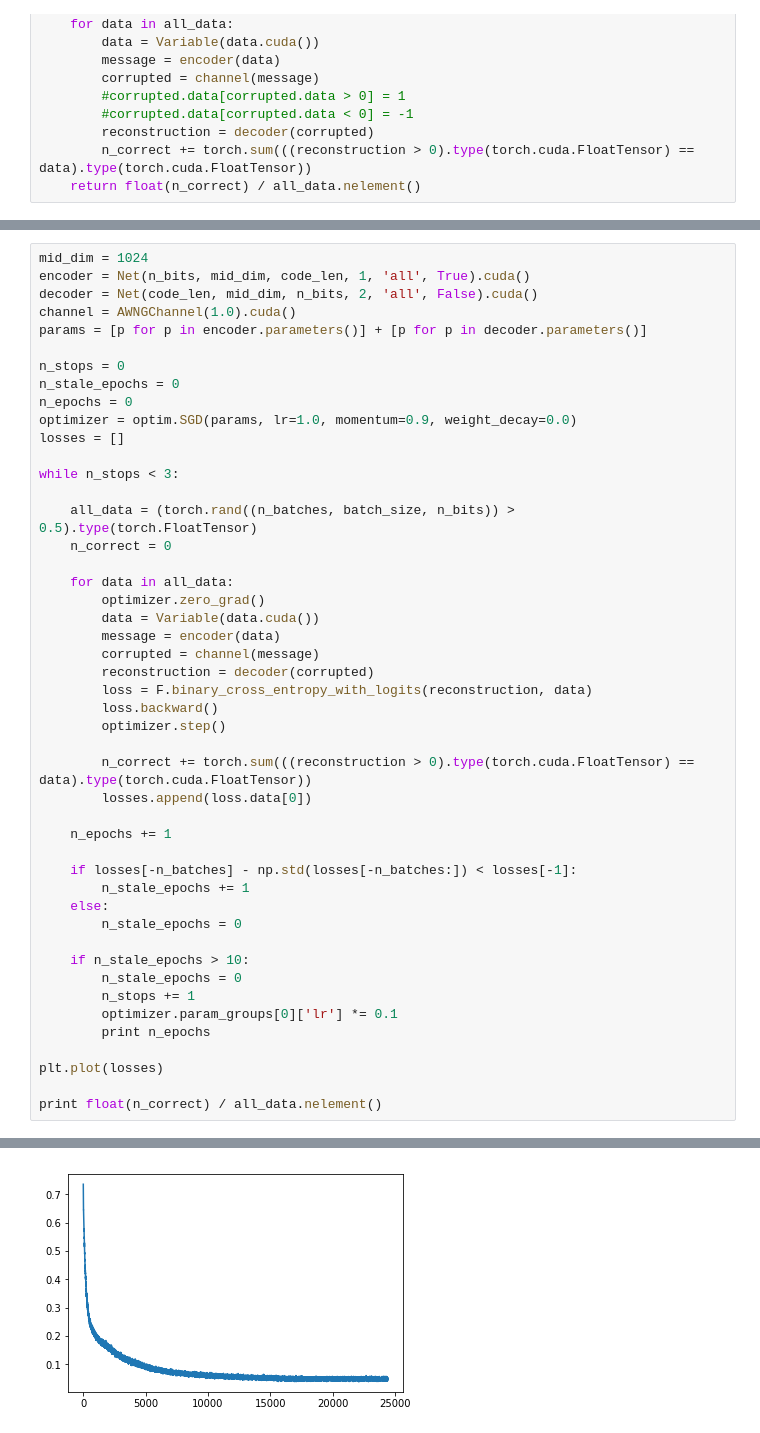
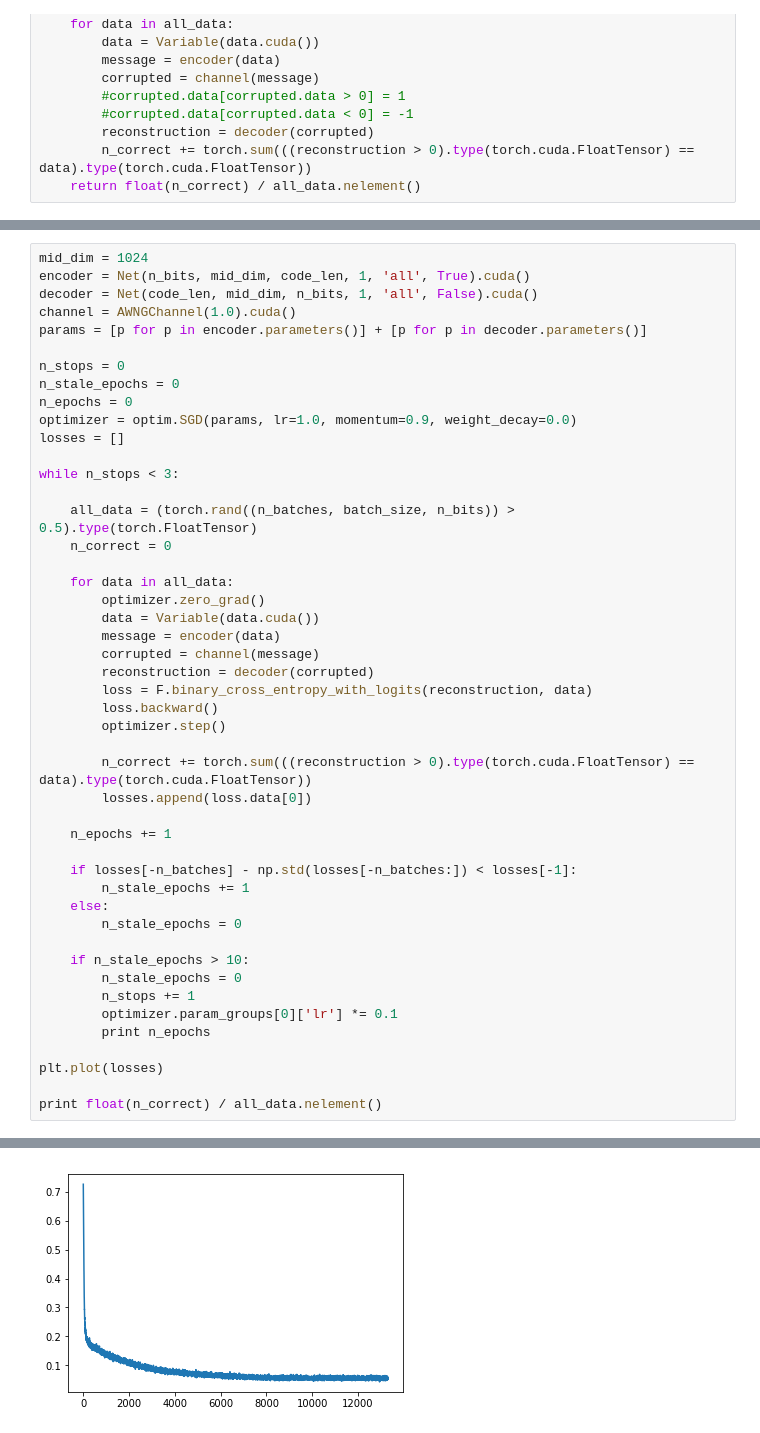
Before and after one commit to afcarl/coding, a Jupyter notebook: repetition_baseline.ipynb, the cells around one changed output, grey strips where cells are left out. Saved outputs shown, nothing was run; the diff lists cells and outputs as text.

```diff
--- a/repetition_baseline.ipynb
+++ b/repetition_baseline.ipynb
@@ -34,7 +36,7 @@ def model_accuracy(encoder, decoder, channel):
 # %%
 mid_dim = 1024
 encoder = Net(n_bits, mid_dim, code_len, 1, 'all', True).cuda()
-decoder = Net(code_len, mid_dim, n_bits, 2, 'all', False).cuda()
+decoder = Net(code_len, mid_dim, n_bits, 1, 'all', False).cuda()
 channel = AWNGChannel(1.0).cuda()
 params = [p for p in encoder.parameters()] + [p for p in decoder.parameters()]
 
@@ -86 +88 @@ print float(n_correct) / all_data.nelement()
-[figure, old version]
+[figure, new version]
```
Also changed, not shown: parts of 11 cells of this notebook.
